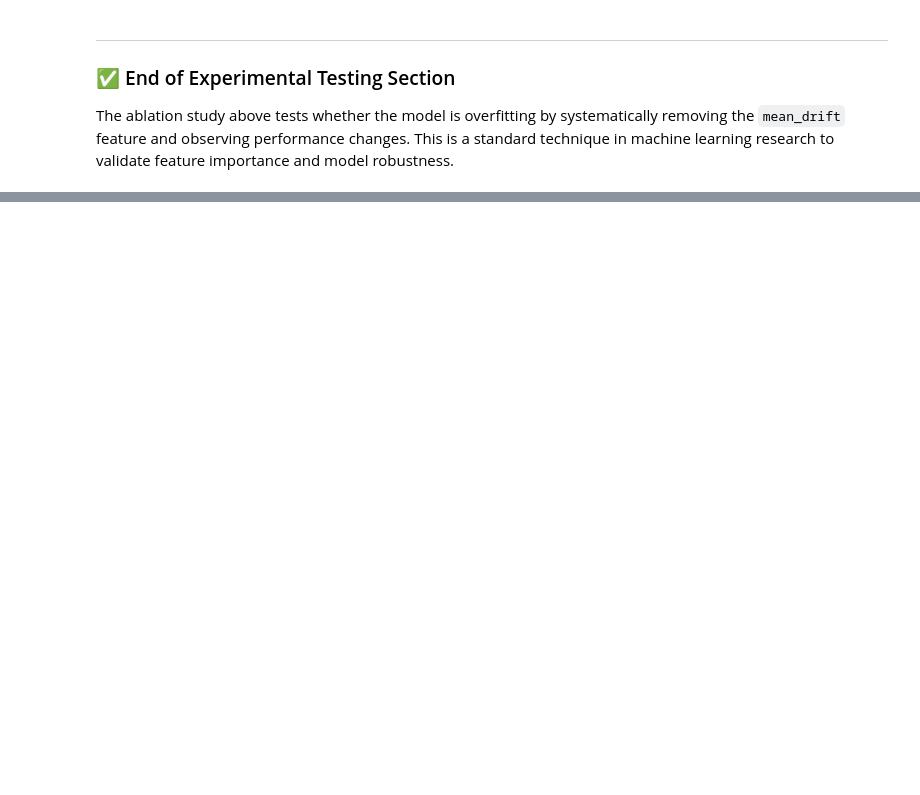
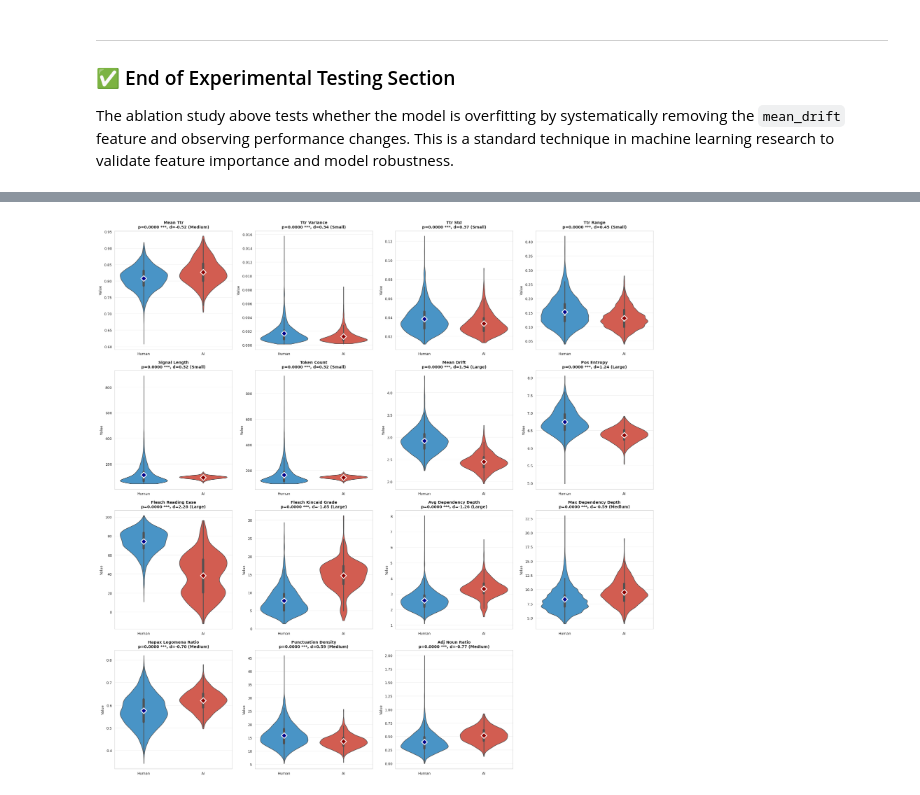
Before and after one commit to avanisood/precog-2026-nlp, a Jupyter notebook: actual_notebook/Task1_The_Fingerprint_EDA_COMPLETE.ipynb, the cells around one changed output, grey strips where cells are left out. Saved outputs shown, nothing was run; the diff lists cells and outputs as text; code cells hidden in the pictures; blank space fills up the shorter version.

Commit message:
decent upto task 3

```diff
--- a/actual_notebook/Task1_The_Fingerprint_EDA_COMPLETE.ipynb
+++ b/actual_notebook/Task1_The_Fingerprint_EDA_COMPLETE.ipynb
@@ -1756,0 +2951,91 @@ The ablation study above tests whether the model is overfitting by systematicall
+# %%
+"""
+Visualization: Feature Distribution Comparison (Violin/Box Plots)
+"""
+
+import matplotlib.pyplot as plt
+import seaborn as sns
+
+print("="*80)
+print("CREATING DISTRIBUTION VISUALIZATIONS")
+print("="*80)
+
+# Set style
+sns.set_style("whitegrid")
+sns.set_palette("Set2")
+
+# Prepare data for plotting
+plot_data = df_complete.copy()
+plot_data['Class'] = plot_data['binary_label'].map({0: 'Human', 1: 'AI'})
+
+# Calculate grid size
+n_features = len(feature_cols)
+n_cols = 4
+n_rows = int(np.ceil(n_features / n_cols))
+
+# Create figure
+fig, axes = plt.subplots(n_rows, n_cols, figsize=(20, 5*n_rows))
+axes = axes.flatten()
+
+print(f"\n📊 Creating {n_features} distribution plots...")
+
+for idx, feature in enumerate(feature_cols):
+    ax = axes[idx]
+
+    # Get p-value for this feature
+    feature_result = results_df[results_df['Feature'] == feature].iloc[0]
+    p_val = feature_result['p_value']
+    cohens_d = feature_result['Cohen_d']
+    effect = feature_result['Effect_Size']
+
+    # Determine significance annotation
+    if p_val < 0.001:
+        sig_label = "***"
+    elif p_val < 0.01:
+        sig_label = "**"
+    elif p_val < 0.05:
+        sig_label = "*"
+    else:
+        sig_label = "ns"
+
+    # Create violin plot with embedded box plot
+    sns.violinplot(data=plot_data, x='Class', y=feature, ax=ax,
+                   palette={'Human': '#3498db', 'AI': '#e74c3c'},
+                   inner='box', cut=0)
+
+    # Add mean markers
+    human_mean = plot_data[plot_data['Class'] == 'Human'][feature].mean()
+    ai_mean = plot_data[plot_data['Class'] == 'AI'][feature].mean()
+
+    ax.plot(0, human_mean, marker='D', color='darkblue', markersize=10,
+            markeredgecolor='white', markeredgewidth=2, zorder=10)
+    ax.plot(1, ai_mean, marker='D', color='darkred', markersize=10,
+            markeredgecolor='white', markeredgewidth=2, zorder=10)
+
+    # Title with p-value and effect size
+    title = f"{feature.replace('_', ' ').title()}\n"
+    title += f"p={p_val:.4f} {sig_label}, d={cohens_d:.2f} ({effect})"
+    ax.set_title(title, fontsize=10, fontweight='bold')
+
+    ax.set_xlabel('')
+    ax.set_ylabel('Value', fontsize=9)
+    ax.tick_params(labelsize=9)
+
+    # Add grid
+    ax.yaxis.grid(True, alpha=0.3)
+
+# Remove extra subplots
+for idx in range(n_features, len(axes)):
+    fig.delaxes(axes[idx])
+
+plt.tight_layout()
+
+# Save figure
+output_path = "/home/avani/precog/reports/task1_feature_distributions.png"
+plt.savefig(output_path, dpi=300, bbox_inches='tight')
+print(f"\n✅ Distribution plots saved to: {output_path}")
+
+plt.show()
+
+print("="*80)
+# %% [output]
@@ -1756,0 +3049 @@ The ablation study above tests whether the model is overfitting by systematicall
+[figure, added]
```
Also changed, not shown: parts of 39 cells of this notebook, 3 other files.
